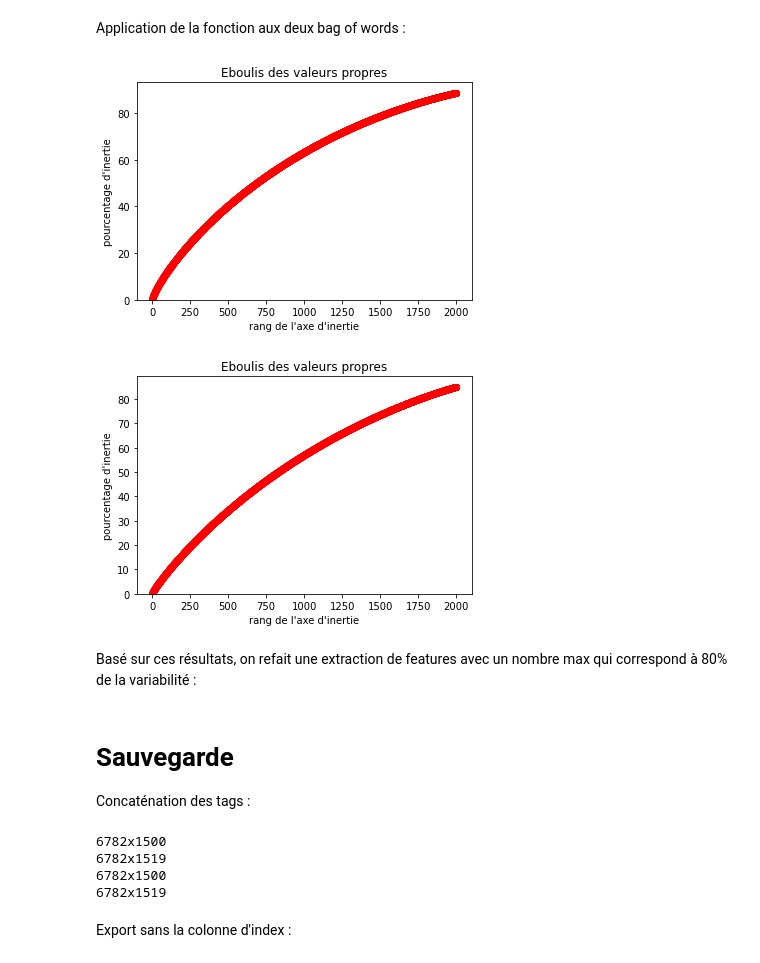
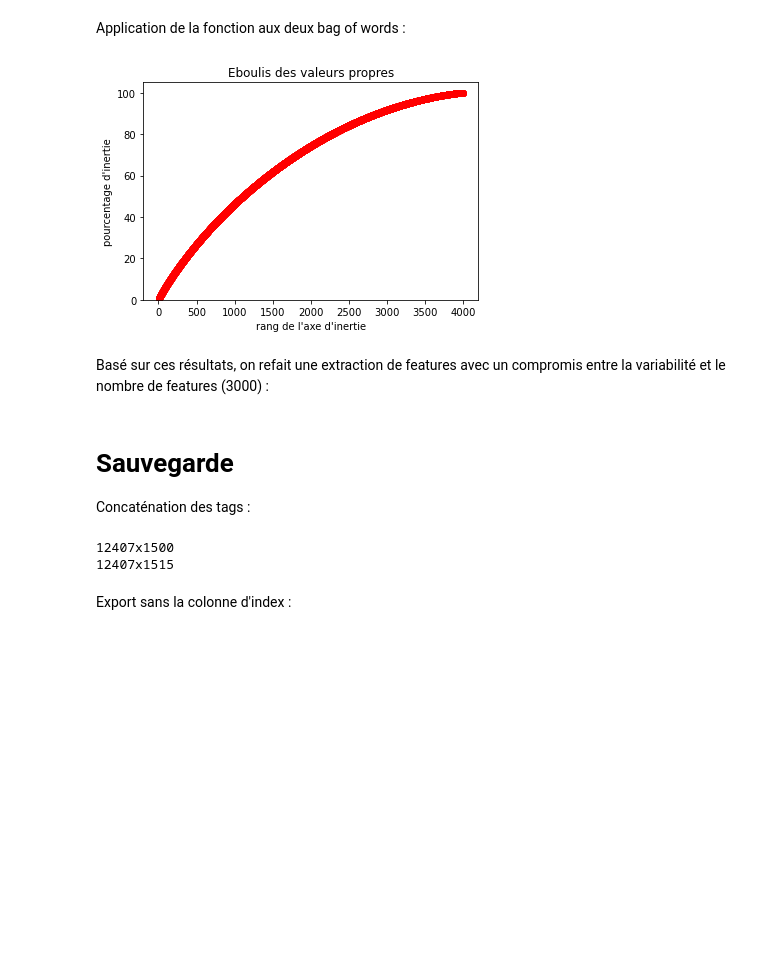
Before and after one commit to KenoKanawa/OpenClassroomsProjects, a Jupyter notebook: mainImportData.ipynb, the cells around one changed output. Drawn from its saved outputs; the diff is of its cells as text; code cells hidden in the pictures; blank space fills up the shorter version.

```diff
--- a/mainImportData.ipynb
+++ b/mainImportData.ipynb
@@ -17,8 +17,16 @@ AND Score > 0 AND AnswerCount > 0 AND Id < 1000000
 
 **On effectue plusieurs requêtes en filtrant sur l'ID pour avoir environ 100.000 résultats.**
 # %%
+# Import des deux requêtes
+data1 = pd.read_csv('FILTERED_QueryResults.csv')
+# data2 = pd.read_csv('FILTERED_QueryResults-2.csv')
+# data3 = pd.read_csv('FILTERED_QueryResults-3.csv')
+
+# Concaténation
+data = pd.concat([data1])
+
 # Import des données tronquées pour les tests
-data = pd.read_csv('QueryResults_NEW_LIGHT.csv')
+# data = pd.read_csv('QueryResults_NEW_LIGHT.csv')
 
 data.head(5)
 # %% [output]
@@ -31,8 +39,8 @@ data.head(5)
 # %% [markdown]
 On supprime un certain nombre de lignes pour réduire la place dans la RAM :
 # %%
-# N_LIGNES = 1000
-# data = data.iloc[:N_LIGNES, :]
+N_LIGNES = 20000
+data = data.iloc[:N_LIGNES, :]
 # %% [markdown]
 # Nettoyage des données
 
@@ -140,7 +148,7 @@ Maintenant que nous avons les tags sous forme de liste pour chaque ligne, nous d
 
 Seuil du nombre d'apparitions d'un tag pour qu'il soit retenu :
 # %%
-SEUIL_TAGS = 200
+SEUIL_TAGS = 400
 # %% [markdown]
 Application du tri :
 # %%
@@ -647,14 +644,12 @@ def affichageEboulis(n_comp, data):
 Application de la fonction aux deux bag of words :
 # %%
 # Nombre de composantes principales
-n_comp = 2000
+n_comp = 4000
 
 # Application de la fonction
-affichageEboulis(n_comp, dataCount)
 affichageEboulis(n_comp, dataTF)
 # %% [output]
-[figure, old version]
+[figure, new version]
-[figure, removed]
 # %% [markdown]
-Basé sur ces résultats, on refait une extraction de features avec un nombre max qui correspond à 80% de la variabilité :
+Basé sur ces résultats, on refait une extraction de features avec un compromis entre la variabilité et le nombre de features (3000) :
 # %%
@@ -665,20 +659,13 @@ dataTF = extractTFIDF(corpus_LIGNES, SEUIL_MIN, SEUIL_MAX, 1500)
 
 Concaténation des tags :
 # %%
-# Countvectorizer
-dataCountTags = pd.concat([dataCount, dataTags], axis=1)
-print(f'{dataCount.shape[0]}x{dataCount.shape[1]}')
-print(f'{dataCountTags.shape[0]}x{dataCountTags.shape[1]}')
-
 # TF-IDF
 dataTFTags = pd.concat([dataTF, dataTags], axis=1)
 print(f'{dataTF.shape[0]}x{dataTF.shape[1]}')
 print(f'{dataTFTags.shape[0]}x{dataTFTags.shape[1]}')
 # %% [output]
-6782x1500
-6782x1519
-6782x1500
-6782x1519
+12407x1500
+12407x1515
 # %% [markdown]
 Export sans la colonne d'index :
 # %%
```
Also changed, not shown: parts of 16 cells of this notebook, 1 other file.
